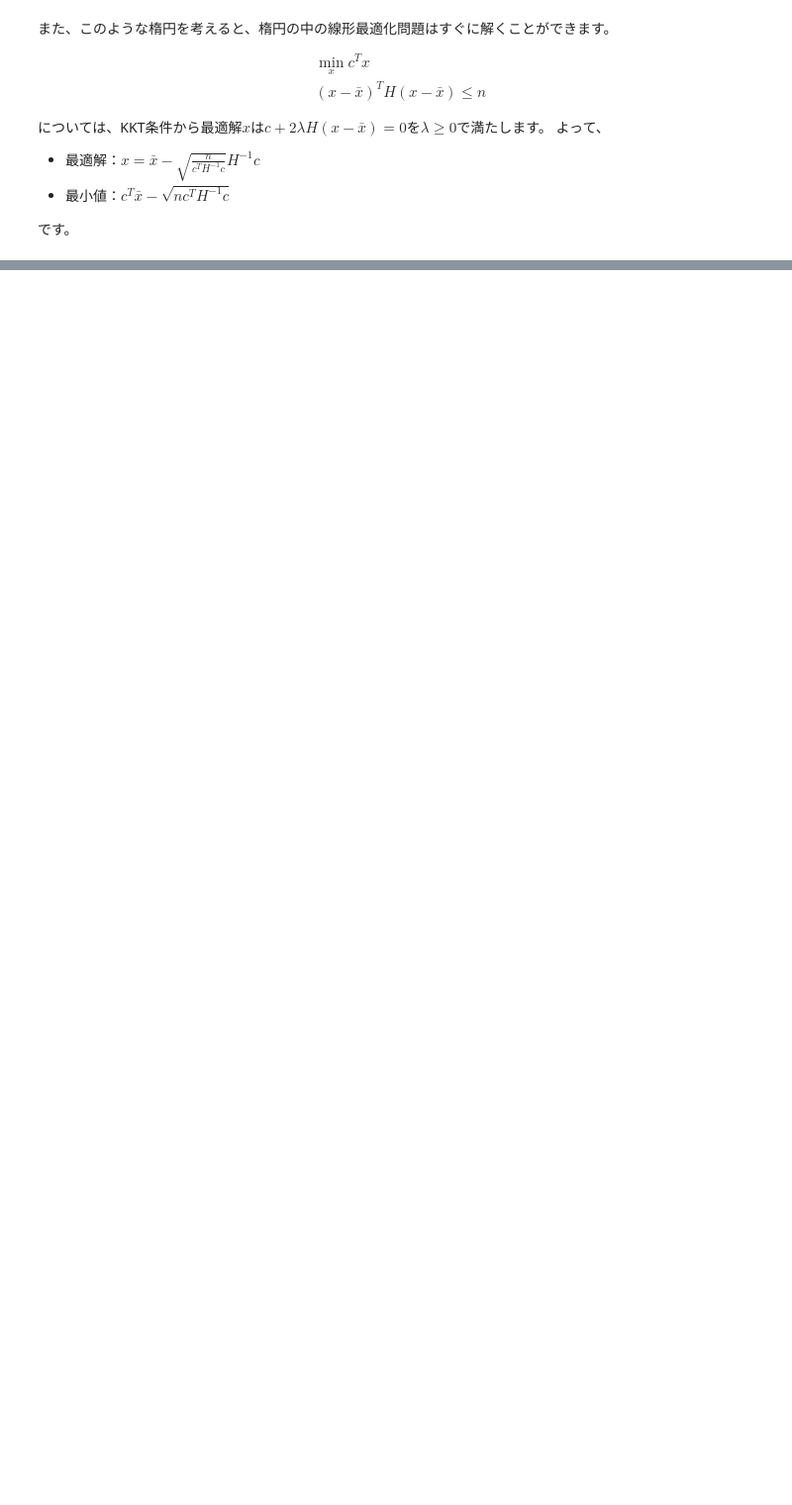
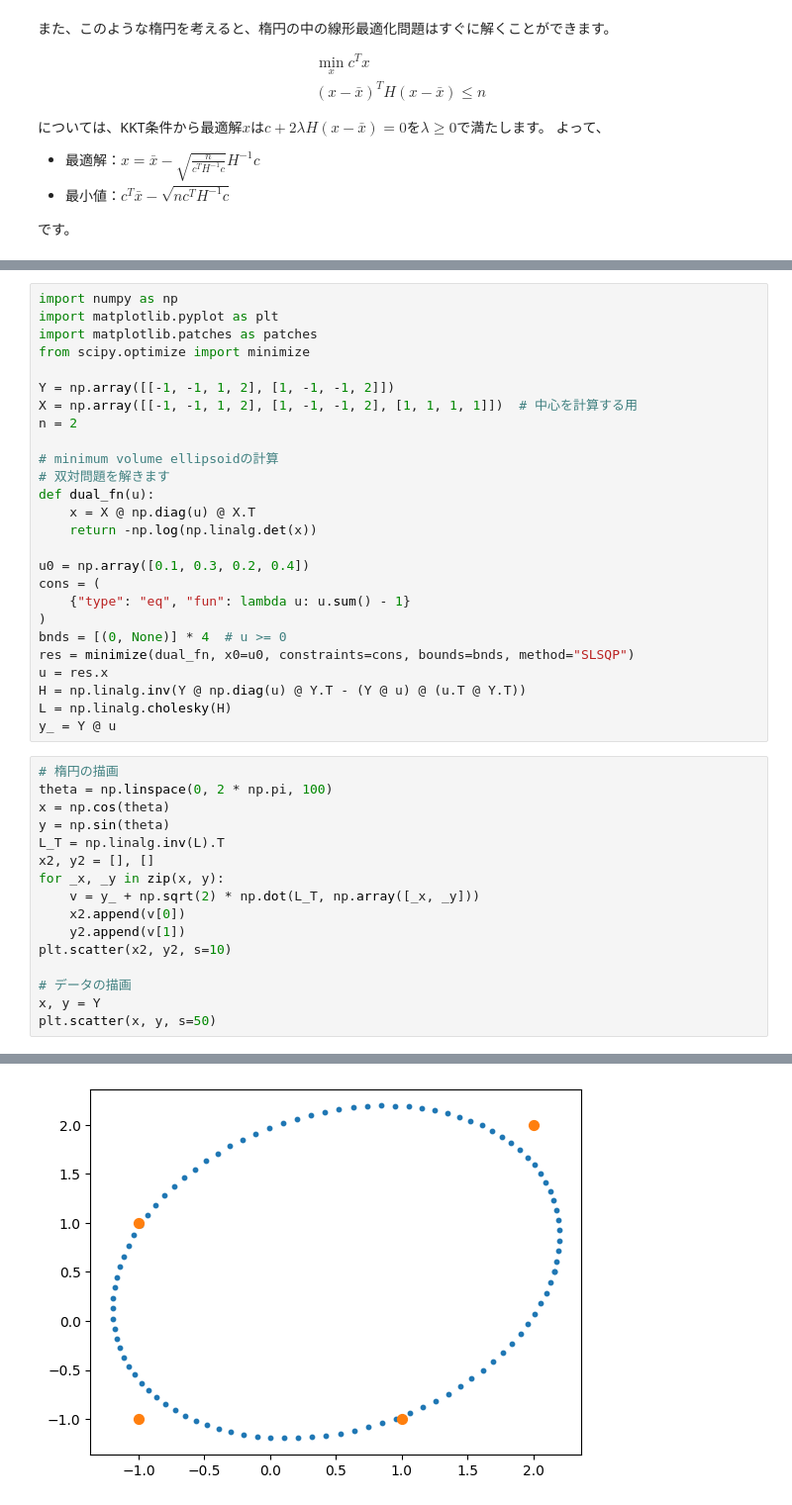
Before and after one commit to syuntoku14/Shumi-Note, a Jupyter notebook: notebooks/CVX_minimum_volume_ellipsoids.ipynb, the cells around one changed output, grey strips where cells are left out. Shown at 99% size. Cells and saved outputs as stored; diff of their text form; blank space fills up the shorter version.

```diff
--- a/notebooks/CVX_minimum_volume_ellipsoids.ipynb
+++ b/notebooks/CVX_minimum_volume_ellipsoids.ipynb
@@ -231,0 +284,43 @@ $$
+# %%
+import numpy as np
+import matplotlib.pyplot as plt
+import matplotlib.patches as patches
+from scipy.optimize import minimize
+
+Y = np.array([[-1, -1, 1, 2], [1, -1, -1, 2]])
+X = np.array([[-1, -1, 1, 2], [1, -1, -1, 2], [1, 1, 1, 1]])  # 中心を計算する用
+n = 2
+
+# minimum volume ellipsoidの計算
+# 双対問題を解きます
+def dual_fn(u):
+    x = X @ np.diag(u) @ X.T
+    return -np.log(np.linalg.det(x))
+
+u0 = np.array([0.1, 0.3, 0.2, 0.4])
+cons = (
+    {"type": "eq", "fun": lambda u: u.sum() - 1}
+)
+bnds = [(0, None)] * 4  # u >= 0
+res = minimize(dual_fn, x0=u0, constraints=cons, bounds=bnds, method="SLSQP")
+u = res.x
+H = np.linalg.inv(Y @ np.diag(u) @ Y.T - (Y @ u) @ (u.T @ Y.T))
+L = np.linalg.cholesky(H)
+y_ = Y @ u
+# %%
+# 楕円の描画
+theta = np.linspace(0, 2 * np.pi, 100)
+x = np.cos(theta)
+y = np.sin(theta)
+L_T = np.linalg.inv(L).T
+x2, y2 = [], []
+for _x, _y in zip(x, y):
+    v = y_ + np.sqrt(2) * np.dot(L_T, np.array([_x, _y]))
+    x2.append(v[0])
+    y2.append(v[1])
+plt.scatter(x2, y2, s=10)
+
+# データの描画
+x, y = Y
+plt.scatter(x, y, s=50)
+# %% [output]
@@ -231,0 +328 @@ $$
+[figure, added]
```
Also changed, not shown: parts of 4 cells of this notebook.
